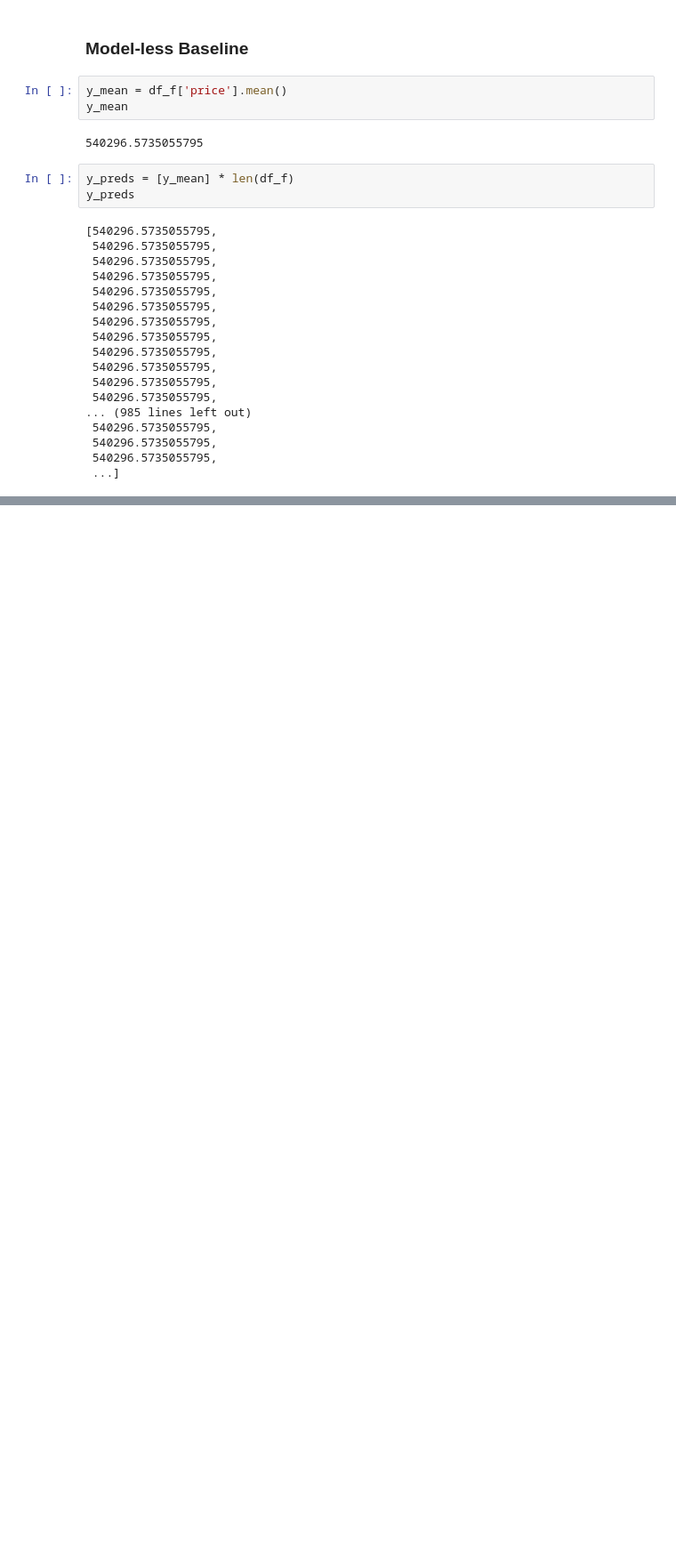
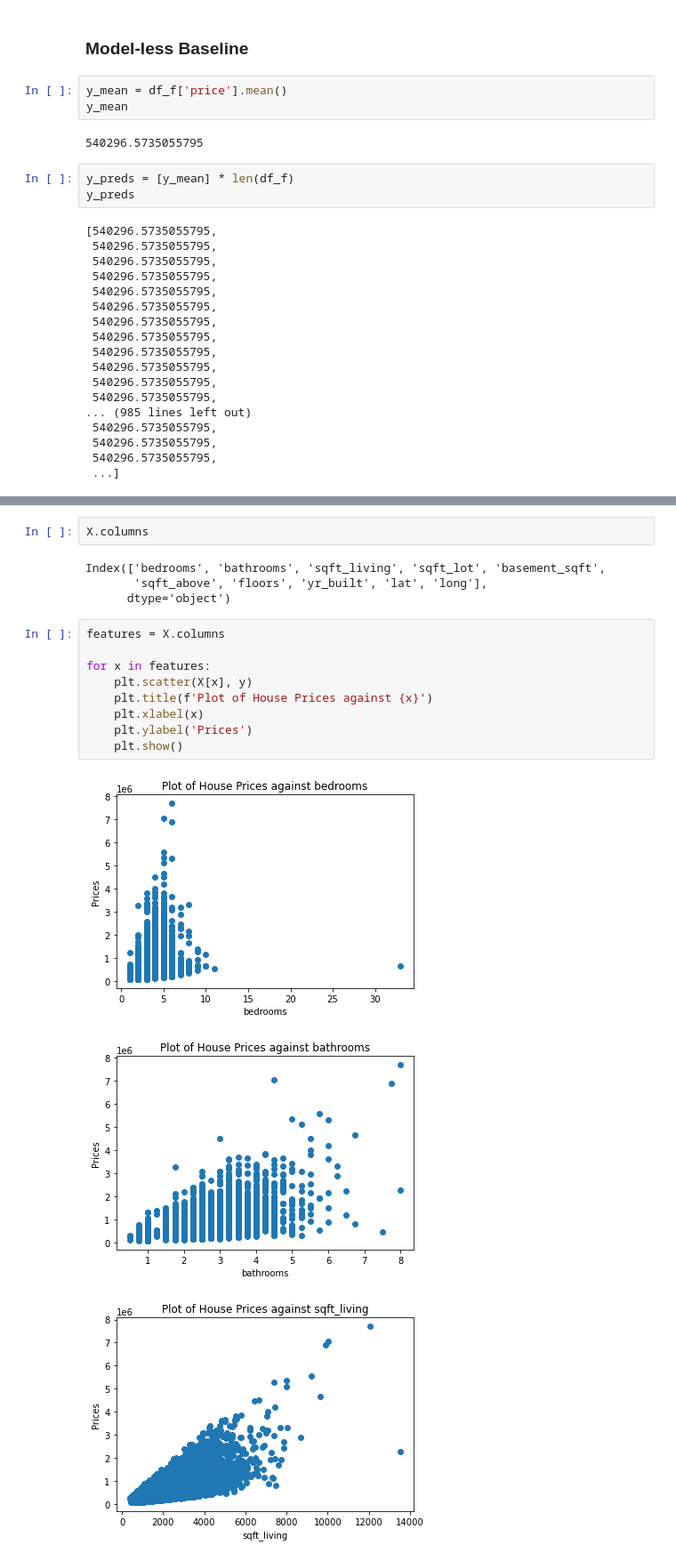
Before and after one commit to ImaniT12/House-data-project, a Jupyter notebook: Notebooks/Imani.ipynb, the cells around one changed output, grey strips where cells are left out. Shown at 89% size. Saved outputs shown, nothing was run; the diff lists cells and outputs as text; blank space fills up the shorter version.

```diff
--- a/Notebooks/Imani.ipynb
+++ b/Notebooks/Imani.ipynb
@@ -257,0 +462,19 @@ sns.heatmap(abs(X.corr()),annot =True)
+# %%
+X.columns
+# %% [output]
+Index(['bedrooms', 'bathrooms', 'sqft_living', 'sqft_lot', 'basement_sqft',
+       'sqft_above', 'floors', 'yr_built', 'lat', 'long'],
+      dtype='object')
+# %%
+features = X.columns
+
+for x in features:
+    plt.scatter(X[x], y)
+    plt.title(f'Plot of House Prices against {x}')
+    plt.xlabel(x)
+    plt.ylabel('Prices')
+    plt.show()
+# %% [output]
+[figure, added]
+[figure, added]
+[figure, added]
```
Also changed, not shown: parts of 147 cells of this notebook.
